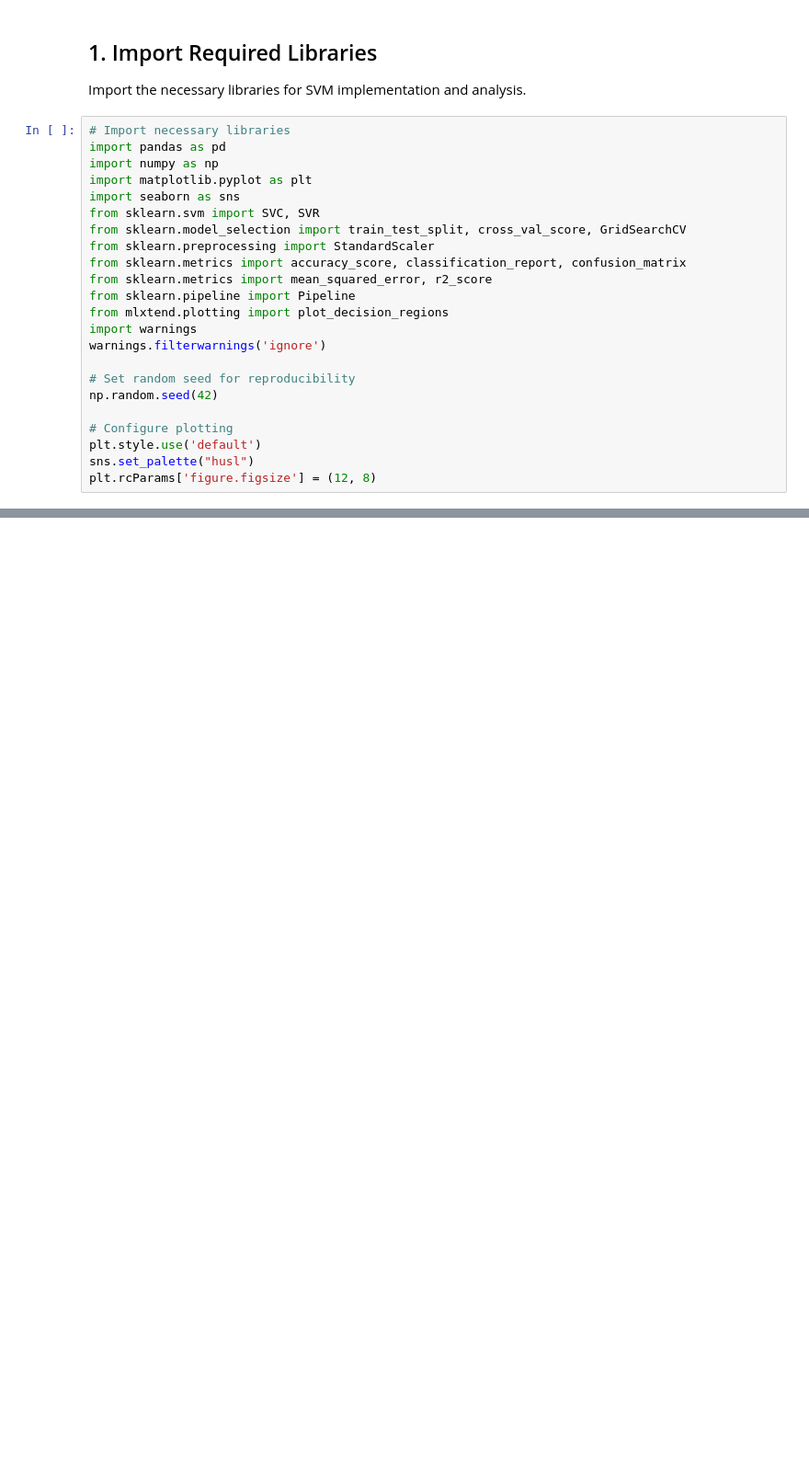
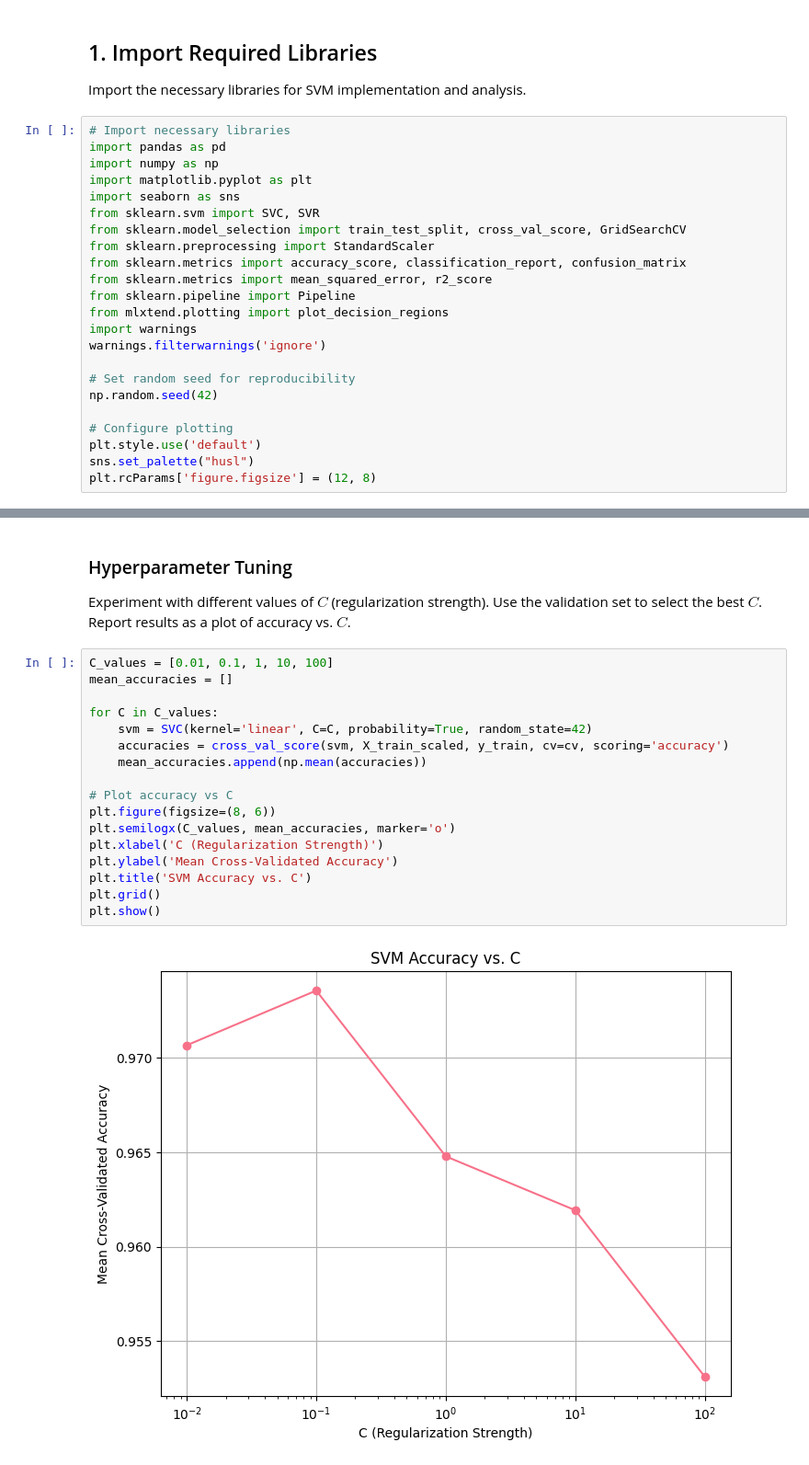
Before and after one commit to SigurdRiseth/idatg2208-assignment-2, a Jupyter notebook: notebooks/03_Support_Vector_Machines.ipynb, the cells around one changed output, grey strips where cells are left out. Shown at 92% size. Saved outputs shown, nothing was run; the diff lists cells and outputs as text; blank space fills up the shorter version.

```diff
--- a/notebooks/03_Support_Vector_Machines.ipynb
+++ b/notebooks/03_Support_Vector_Machines.ipynb
@@ -328,0 +180,23 @@ Summarize the findings from the SVM analysis.
+# %% [markdown]
+### Hyperparameter Tuning
+
+Experiment with different values of $C$ (regularization strength). Use the validation set to select the best $C$. Report results as a plot of accuracy vs. $C$.
+# %%
+C_values = [0.01, 0.1, 1, 10, 100]
+mean_accuracies = []
+
+for C in C_values:
+    svm = SVC(kernel='linear', C=C, probability=True, random_state=42)
+    accuracies = cross_val_score(svm, X_train_scaled, y_train, cv=cv, scoring='accuracy')
+    mean_accuracies.append(np.mean(accuracies))
+
+# Plot accuracy vs C
+plt.figure(figsize=(8, 6))
+plt.semilogx(C_values, mean_accuracies, marker='o')
+plt.xlabel('C (Regularization Strength)')
+plt.ylabel('Mean Cross-Validated Accuracy')
+plt.title('SVM Accuracy vs. C')
+plt.grid()
+plt.show()
+# %% [output]
+[figure, added]
```
Also changed, not shown: parts of 39 cells of this notebook.
